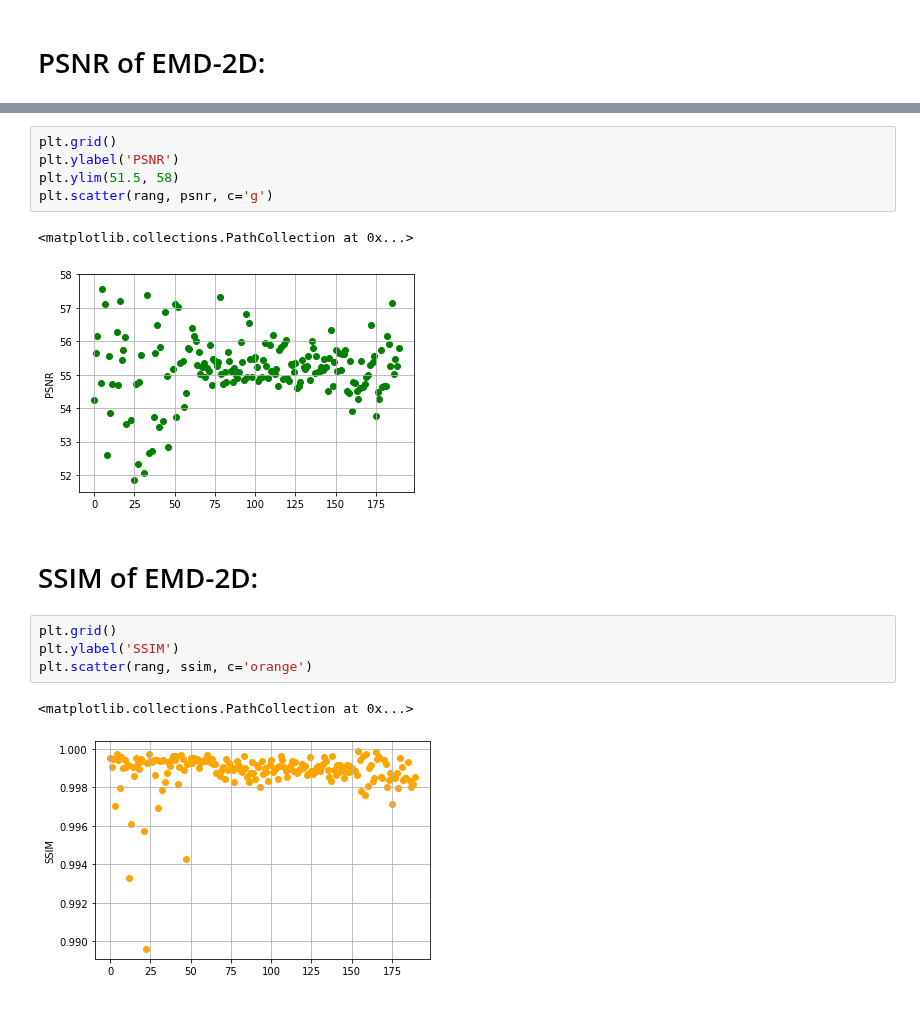
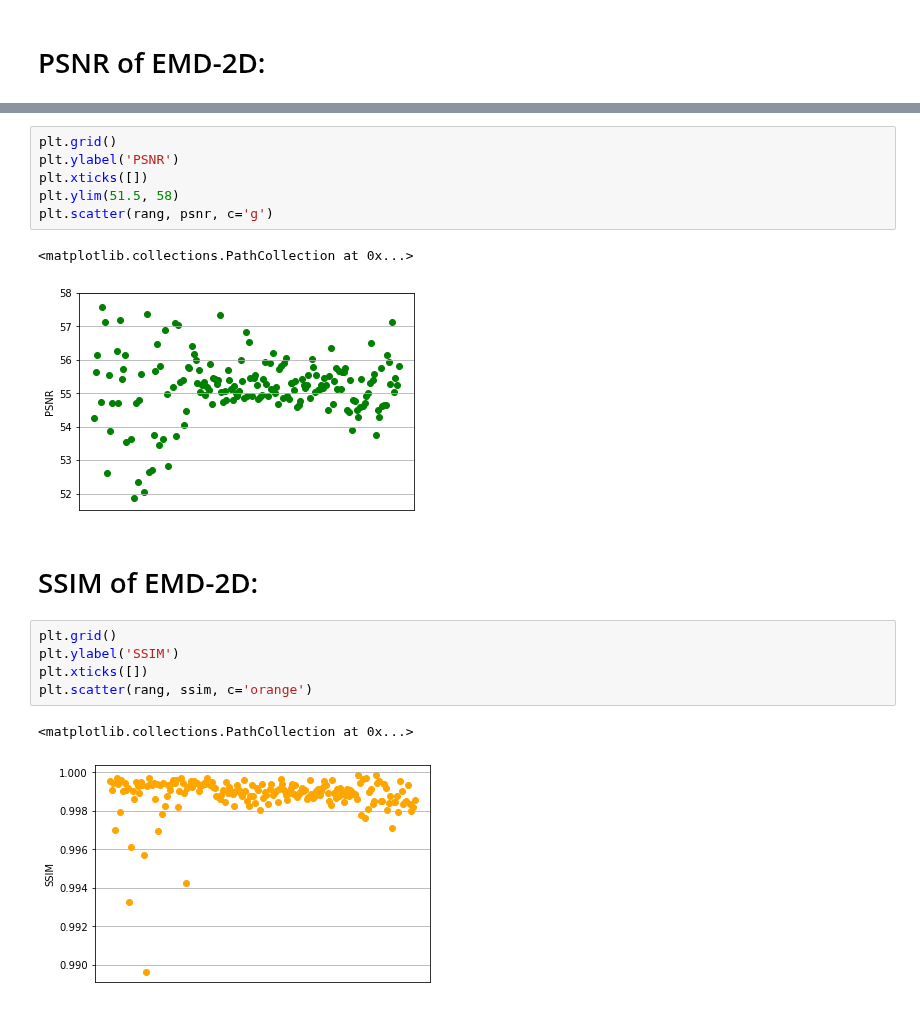
Before and after one commit to Matt88Ac/Hilbert-Huang-Transform-Super-Resolution, a Jupyter notebook: Time_and_Error_EMD2D_stats.ipynb, the cells around one changed output, grey strips where cells are left out. Saved outputs shown, nothing was run; the diff lists cells and outputs as text.

```diff
--- a/Time_and_Error_EMD2D_stats.ipynb
+++ b/Time_and_Error_EMD2D_stats.ipynb
@@ -124,20 +129,22 @@ plt.scatter(rang, psnr, c='g')
 # %%
 plt.grid()
 plt.ylabel('PSNR')
+plt.xticks([])
 plt.ylim(51.5, 58)
 plt.scatter(rang, psnr, c='g')
 # %% [output]
 <matplotlib.collections.PathCollection at 0x...>
-[figure, old version]
+[figure, new version]
 # %% [markdown]
 # SSIM of EMD-2D:
 # %%
 plt.grid()
 plt.ylabel('SSIM')
+plt.xticks([])
 plt.scatter(rang, ssim, c='orange')
 # %% [output]
 <matplotlib.collections.PathCollection at 0x...>
-[figure, old version]
+[figure, new version]
 # %%
 plt.grid()
 plt.ylabel('SSIM')
```
Also changed, not shown: parts of 6 cells of this notebook.
